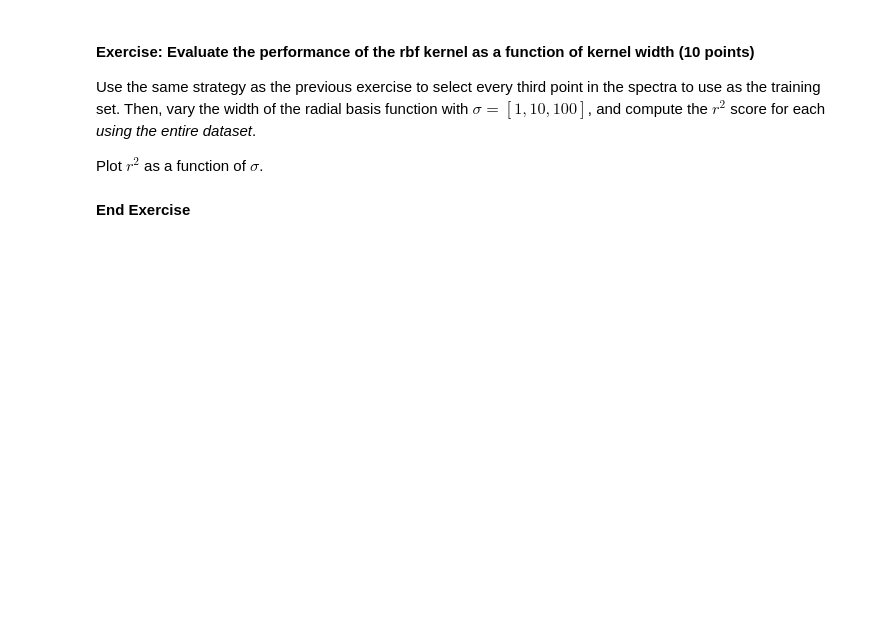
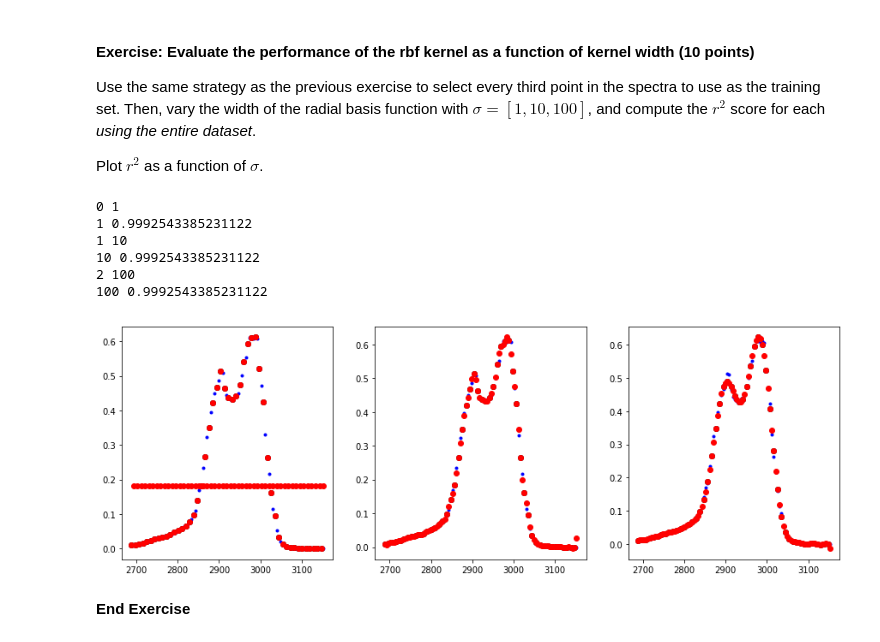
Before and after one commit to medford-group/data_analytics_for_engineers, a Jupyter notebook: modules/1-regression/regression.ipynb, the cells around one changed output. Drawn from its saved outputs; the diff is of its cells as text; code cells hidden in the pictures; blank space fills up the shorter version.

```diff
--- a/modules/1-regression/regression.ipynb
+++ b/modules/1-regression/regression.ipynb
@@ -210,3 +253,34 @@ sigmas = [1, 10, 100]
+# %%
+sigmas = [1, 10, 100]
+x_train_1 = x_peak[::2]
+y_train_1 = y_peak[::2]
+
+fig, axes = plt.subplots(1,3, figsize=(15,5))
+
+r2_list = []
+for k, sigma in enumerate(sigmas):
+    print(k, sigma)
+    gamma = 1./(2*sigma**2)
+    X_train_1 = rbf(x_train_1, gamma=gamma)
+    X_pred_1 = rbf(x_train_1, x_peak, gamma=gamma)
+    model = LinearRegression() #create a linear regression model instance
+    model.fit(X_train_1, y_train_1) #fit the model
+    yhat_train = model.predict(X_train_1)
+    yhat = model.predict(X_pred_1)
+    r2_1 = model.score(X_pred_1, y_peak)
+    r2_list.append(r2_1)
+    axes[k].plot(x_train_1, yhat_train, 'ok')
+    axes[k].plot(x_peak, y_peak, '.b')
+    axes[k].plot(x_peak, yhat, 'or')
+    print(sigma, r2)
+# %% [output]
+0 1
+1 0.9992543385231122
+1 10
+10 0.9992543385231122
+2 100
+100 0.9992543385231122
+[figure, added]
 # %% [markdown]
 **End Exercise**
 # %% [markdown]
```
Also changed, not shown: parts of 31 cells of this notebook.
